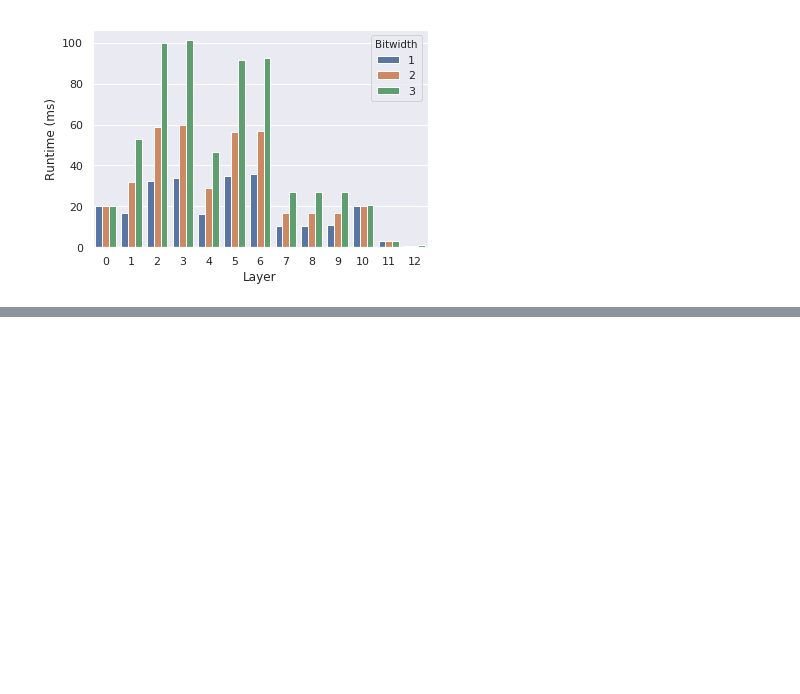
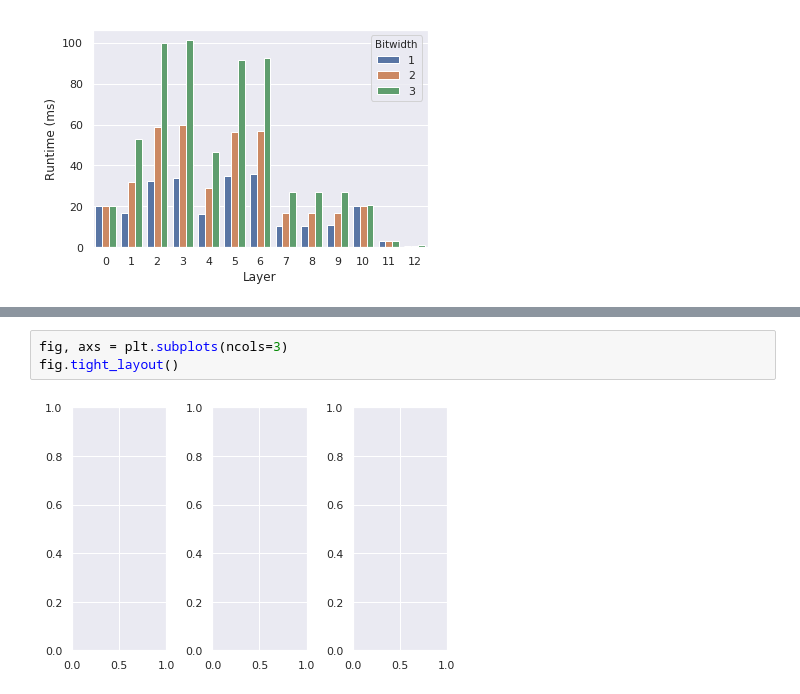
Before and after one commit to jwfromm/Riptide, a Jupyter notebook: notebooks/TrueBinary_Plots.ipynb, the cells around one changed output, grey strips where cells are left out. Drawn from its saved outputs; the diff is of its cells as text; blank space fills up the shorter version.

```diff
--- a/notebooks/TrueBinary_Plots.ipynb
+++ b/notebooks/TrueBinary_Plots.ipynb
@@ -147,0 +174,5 @@ plt.show()
+# %%
+fig, axs = plt.subplots(ncols=3)
+fig.tight_layout()
+# %% [output]
+[figure, added]
```
Also changed, not shown: parts of 28 cells of this notebook, 4 other files.
